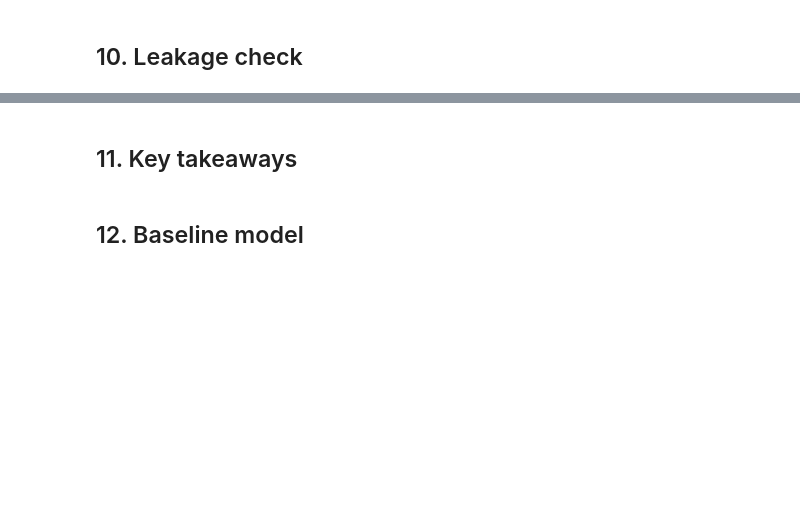
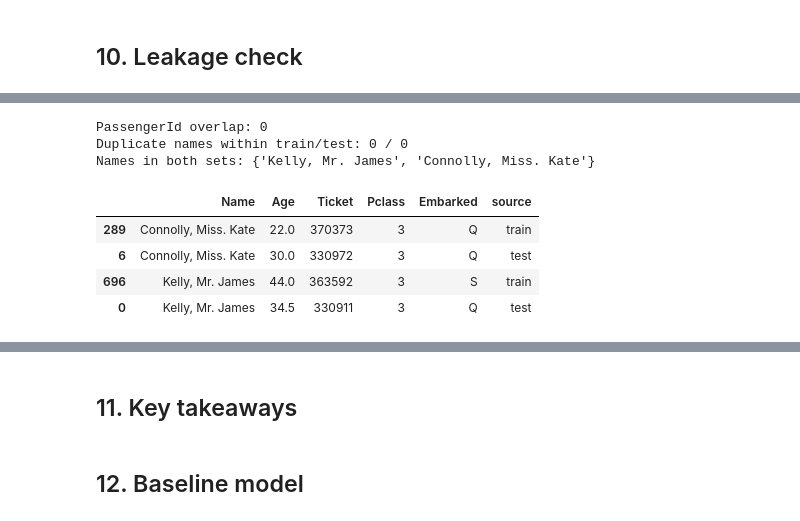
Before and after one commit to oozywaters/kaggle-titanic, a Jupyter notebook: notebooks/eda.ipynb, the cells around one changed output, grey strips where cells are left out. Saved outputs shown, nothing was run; the diff lists cells and outputs as text; code cells hidden in the pictures; blank space fills up the shorter version.

```diff
--- a/notebooks/eda.ipynb
+++ b/notebooks/eda.ipynb
@@ -322,0 +329,20 @@ plt.show()
+# %%
+# Per-feature comparison on fresh copies (train/test are mutated by the sections above)
+from scipy import stats
+
+tr = pd.read_csv("../data/train.csv")
+te = pd.read_csv("../data/test.csv")
+
+for col in ["Age", "Fare", "SibSp", "Parch"]:
+    a, b = tr[col].dropna(), te[col].dropna()
+    ks, p = stats.ks_2samp(a, b)
+    print(f"{col:8s} KS={ks:.3f} p={p:.3f} | median train={a.median():.2f} test={b.median():.2f}")
+
+both = pd.concat([tr.assign(source="train"), te.assign(source="test")])
+
+for col in ["Pclass", "Sex", "Embarked"]:
+    display(
+        pd.crosstab(both[col], both["source"], normalize="columns")[["train", "test"]]
+        .style.format("{:.3f}")
+        .background_gradient(cmap="summer_r", axis=1)
+    )
@@ -324,0 +415,24 @@ plt.show()
+# %%
+# Train/test row overlap: same passenger in both sets would let a model memorize.
+# tr/te are the fresh copies loaded in Section 9.
+print("PassengerId overlap:", len(set(tr["PassengerId"]) & set(te["PassengerId"])))
+print("Duplicate names within train/test:",
+      tr["Name"].duplicated().sum(), "/", te["Name"].duplicated().sum())
+
+shared = set(tr["Name"]) & set(te["Name"])
+print("Names in both sets:", shared)
+
+cols = ["Name", "Age", "Ticket", "Pclass", "Embarked"]
+display(pd.concat([
+    tr[tr["Name"].isin(shared)][cols].assign(source="train"),
+    te[te["Name"].isin(shared)][cols].assign(source="test"),
+]).sort_values("Name"))
+# %% [output]
+PassengerId overlap: 0
+Duplicate names within train/test: 0 / 0
+Names in both sets: {'Kelly, Mr. James', 'Connolly, Miss. Kate'}
+|  | Name | Age | Ticket | Pclass | Embarked | source |
+| 289 | Connolly, Miss. Kate | 22.0 | 370373 | 3 | Q | train |
+| 6 | Connolly, Miss. Kate | 30.0 | 330972 | 3 | Q | test |
+| 696 | Kelly, Mr. James | 44.0 | 363592 | 3 | S | train |
+| 0 | Kelly, Mr. James | 34.5 | 330911 | 3 | Q | test |
```
Also changed, not shown: parts of 14 cells of this notebook.
